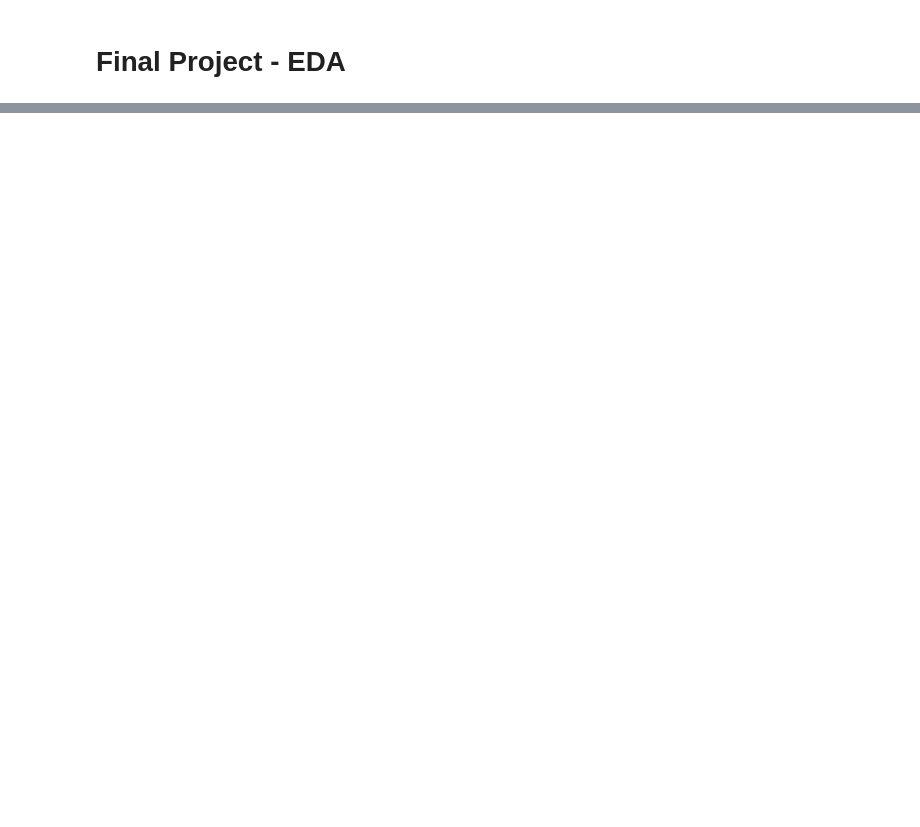
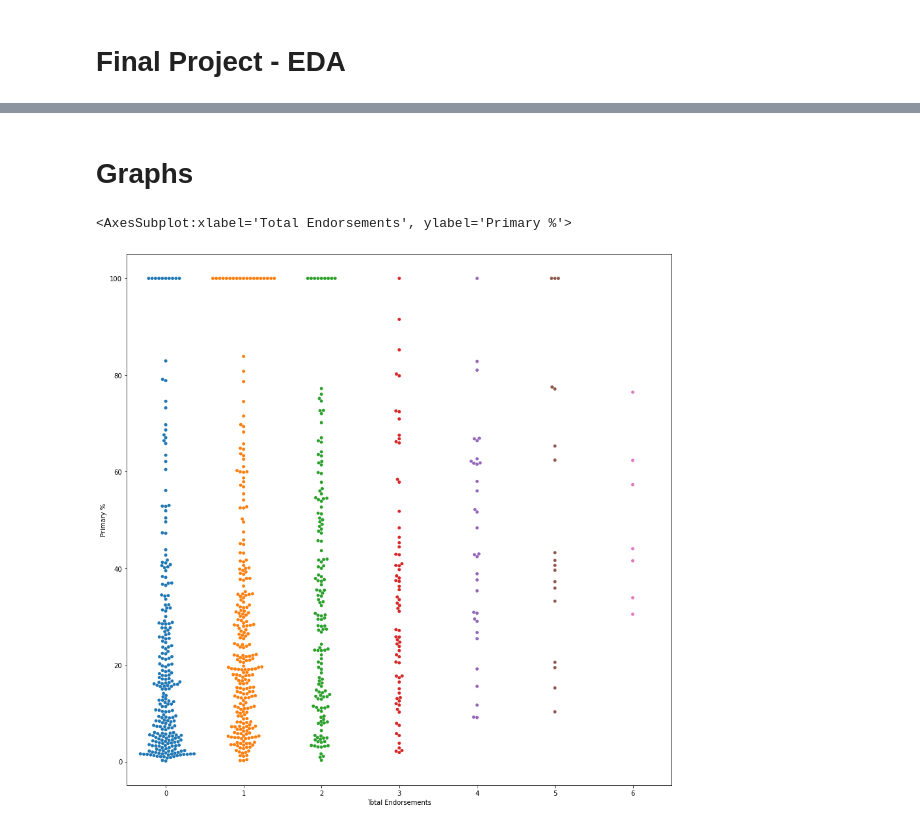
Before and after one commit to vsodem/d102_final_project, a Jupyter notebook: project.ipynb, the cells around one changed output, grey strips where cells are left out. Saved outputs shown, nothing was run; the diff lists cells and outputs as text; code cells hidden in the pictures; blank space fills up the shorter version.

```diff
--- a/project.ipynb
+++ b/project.ipynb
@@ -82,0 +83,3 @@ more EDA
+# %%
+all_cand = pd.concat([dem, rep], ignore_index=True, sort=False)
+all_cand
@@ -82,0 +120,4 @@ more EDA
+# %%
+non_endorse = ['Candidate', 'State', 'District', 'Office Type', 'Race Type', 'Race Primary Election Date', 'Primary Status', 'Primary Runoff Status', 'General Status', 'Primary %', 'Won Primary', 'Party', 'Total Endorsements']
+all_cand = all_cand[[d for d in non_endorse if d in all_cand] + [c for c in all_cand if c not in non_endorse]]
+all_cand.iloc[:, 15:] = all_cand.iloc[:, 15:].fillna(0)
@@ -82,0 +160,2 @@ more EDA
+# %% [markdown]
+# Graphs
@@ -82,0 +167,18 @@ more EDA
+# %%
+# Categorical
+# Total Endorsements vs Primary %
+
+# Quite a few elections winning with 100% support which shows those are outliers with no contest winnings.
+# We can see that a majority of people are not endorsed (in either party) and that the average person between each
+# total number of endorsements begin going up as the total increases. The distribution of primary percentage votes also become
+# less skewed as endorsement total goes up.
+
+plt.figure(figsize=(15, 15))
+
+party_vote_endorse = all_cand[['Party', 'Primary %', 'Total Endorsements']]
+rep_vote_endorse = party_vote_endorse[party_vote_endorse['Party'] == 'R']
+dem_vote_endorse = party_vote_endorse[party_vote_endorse['Party'] == 'D']
+sns.swarmplot(dem_vote_endorse['Total Endorsements'], dem_vote_endorse['Primary %'], c='blue')
+# %% [output]
+<AxesSubplot:xlabel='Total Endorsements', ylabel='Primary %'>
+[figure, added]
```
Also changed, not shown: parts of 24 cells of this notebook.
